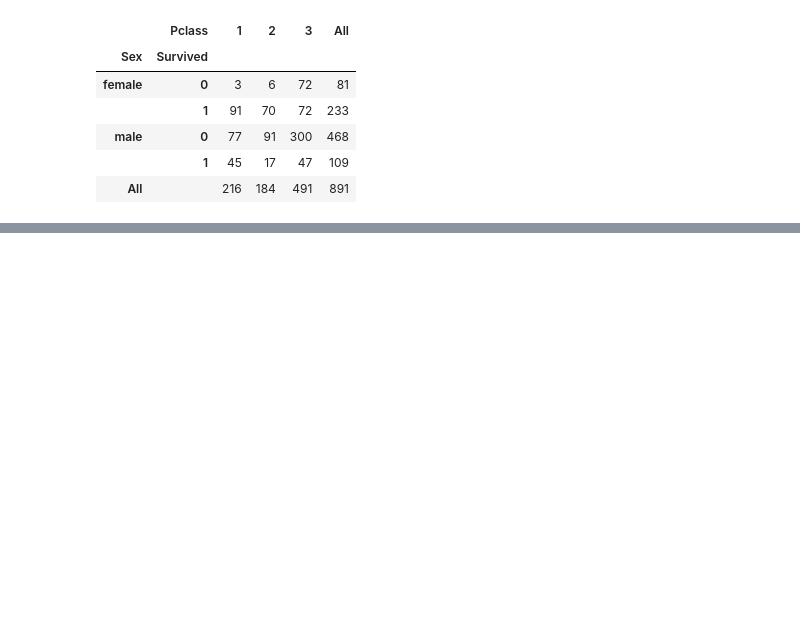
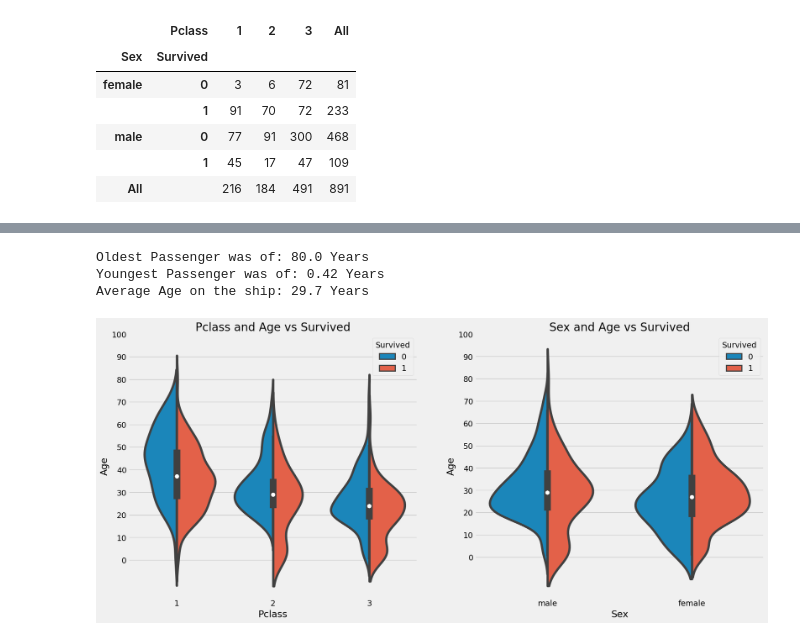
Before and after one commit to shinyfe74/Titanic_Prediction, a Jupyter notebook: EDA_to_Pred.ipynb, the cells around one changed output, grey strips where cells are left out. Cells and saved outputs as stored; diff of their text form; code cells hidden in the pictures; blank space fills up the shorter version.

```diff
--- a/EDA_to_Pred.ipynb
+++ b/EDA_to_Pred.ipynb
@@ -211,0 +221,20 @@ plt.show()
+# %%
+Age_summary = data['Age'].describe()
+print(f'Oldest Passenger was of: {Age_summary[7]} Years')
+print(f'Youngest Passenger was of: {Age_summary[3]} Years')
+print(f'Average Age on the ship: {Age_summary[1].round(2)} Years')
+# %% [output]
+Oldest Passenger was of: 80.0 Years
+Youngest Passenger was of: 0.42 Years
+Average Age on the ship: 29.7 Years
+# %%
+f,ax = plt.subplots(1,2, figsize=(18,8))
+sns.violinplot(x='Pclass', y='Age', hue='Survived', data=data, split=True, ax=ax[0])
+ax[0].set_title('Pclass and Age vs Survived')
+ax[0].set_yticks(range(0, 110,10))
+sns.violinplot(x='Sex', y='Age', hue='Survived', data=data, split=True, ax=ax[1])
+ax[1].set_title('Sex and Age vs Survived')
+ax[1].set_yticks(range(0, 110,10))
+plt.show()
+# %% [output]
+[figure, added]
```
Also changed, not shown: parts of 15 cells of this notebook.
